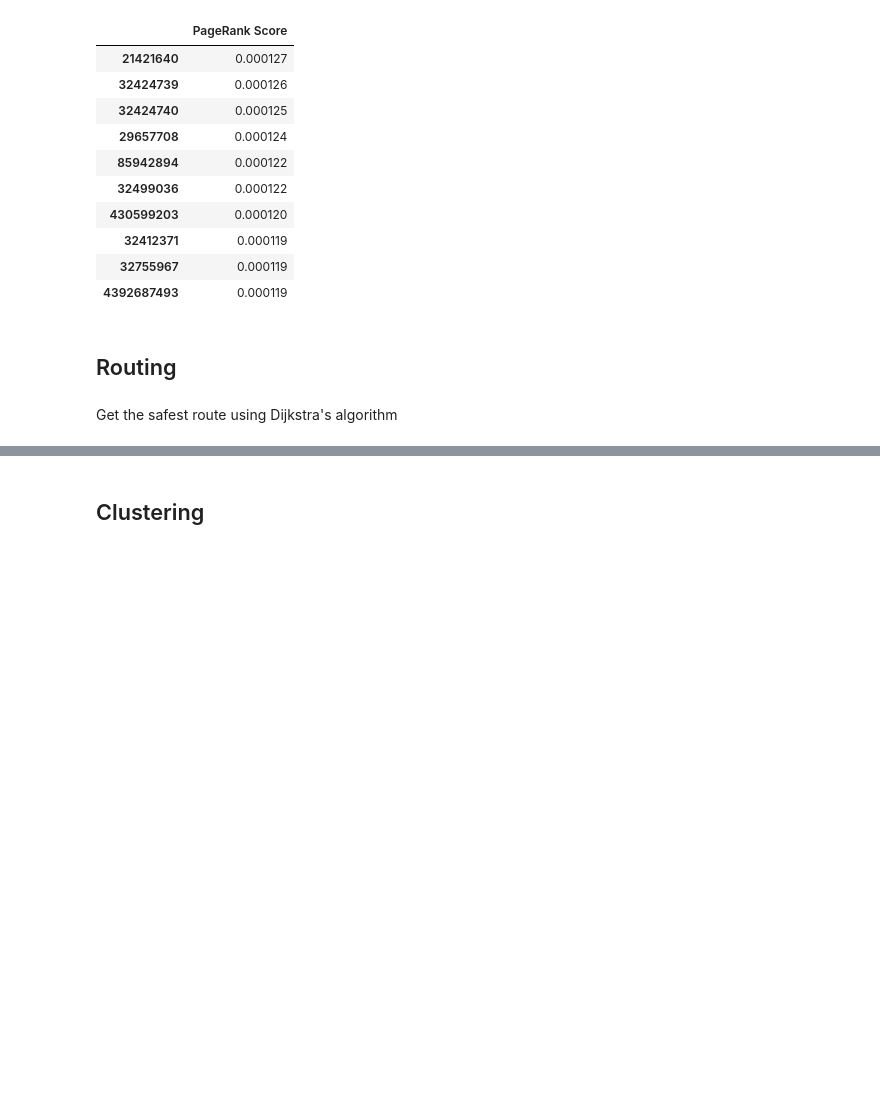
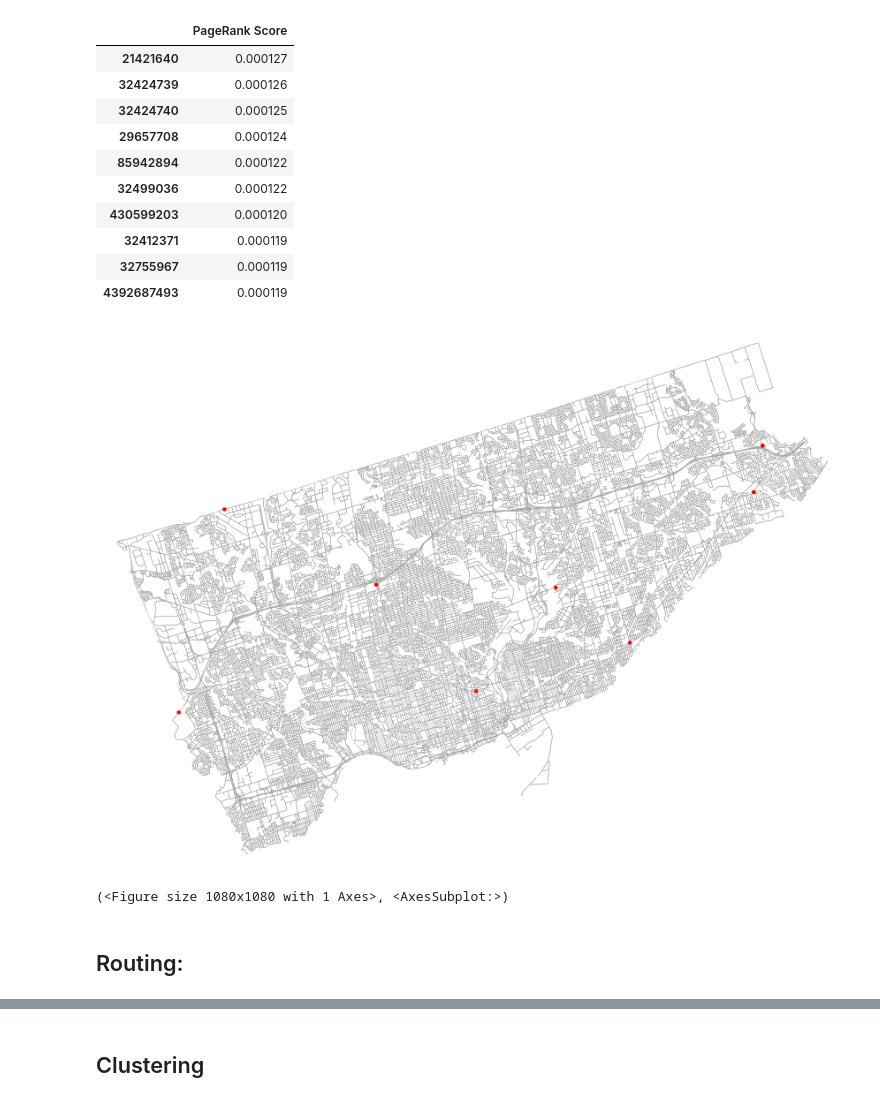
Before and after one commit to Inder-Dhillon/Toronto-Accidents-As-A-Network, a Jupyter notebook: Project_Notebook.ipynb, the cells around one changed output, grey strips where cells are left out. Cells and saved outputs as stored; diff of their text form; code cells hidden in the pictures; blank space fills up the shorter version.

Commit message:
Using refactorerd code

```diff
--- a/Project_Notebook.ipynb
+++ b/Project_Notebook.ipynb
@@ -124,2 +141,7 @@ ox.plot_graph(G, bgcolor='white', node_size=20, node_color=ec, edge_linewidth=0.
+# %%
+glytics.plot_graph(G, list(glytics.pagerank_top_n(G, 10).index.values))
+# %% [output]
+[figure, added]
+(<Figure size 1080x1080 with 1 Axes>, <AxesSubplot:>)
 # %% [markdown]
-## Routing
+## Routing:
@@ -137,2 +147,0 @@ def print_route_time_distance(route):
-# %% [markdown]
-Get the safest route using Dijkstra's algorithm
```
Also changed, not shown: parts of 43 cells of this notebook.
